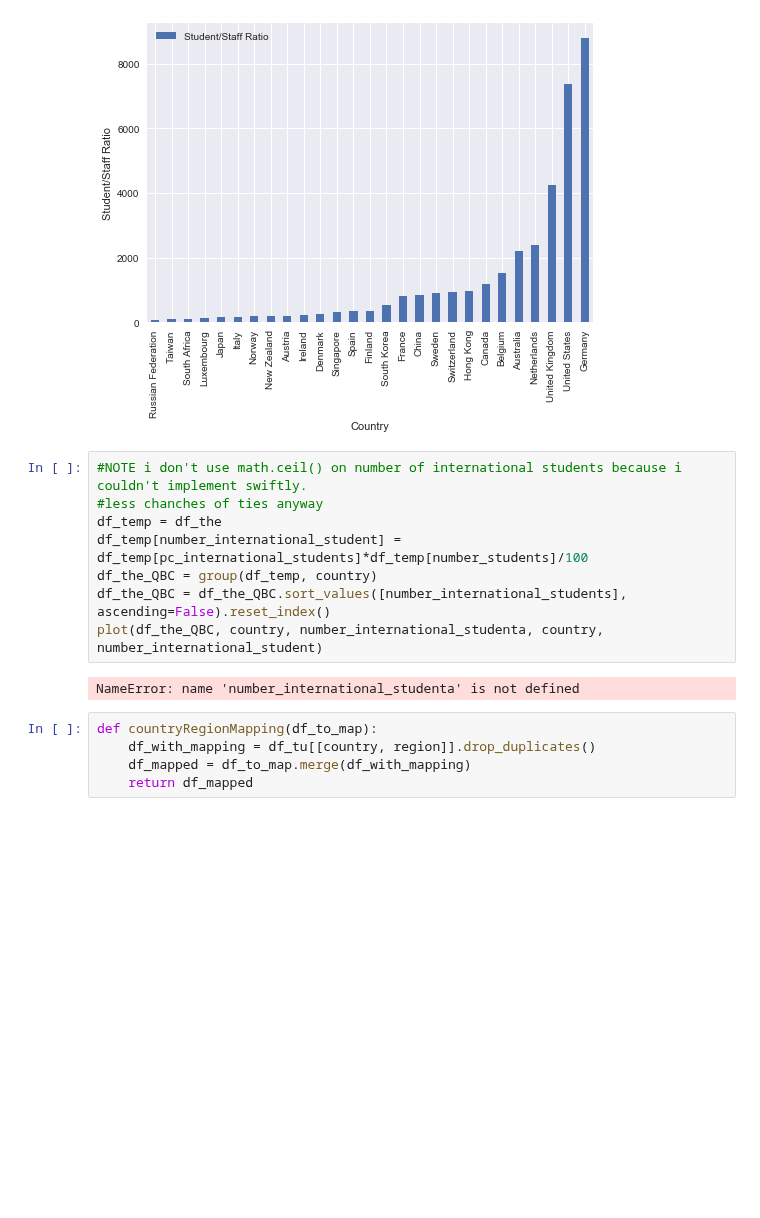
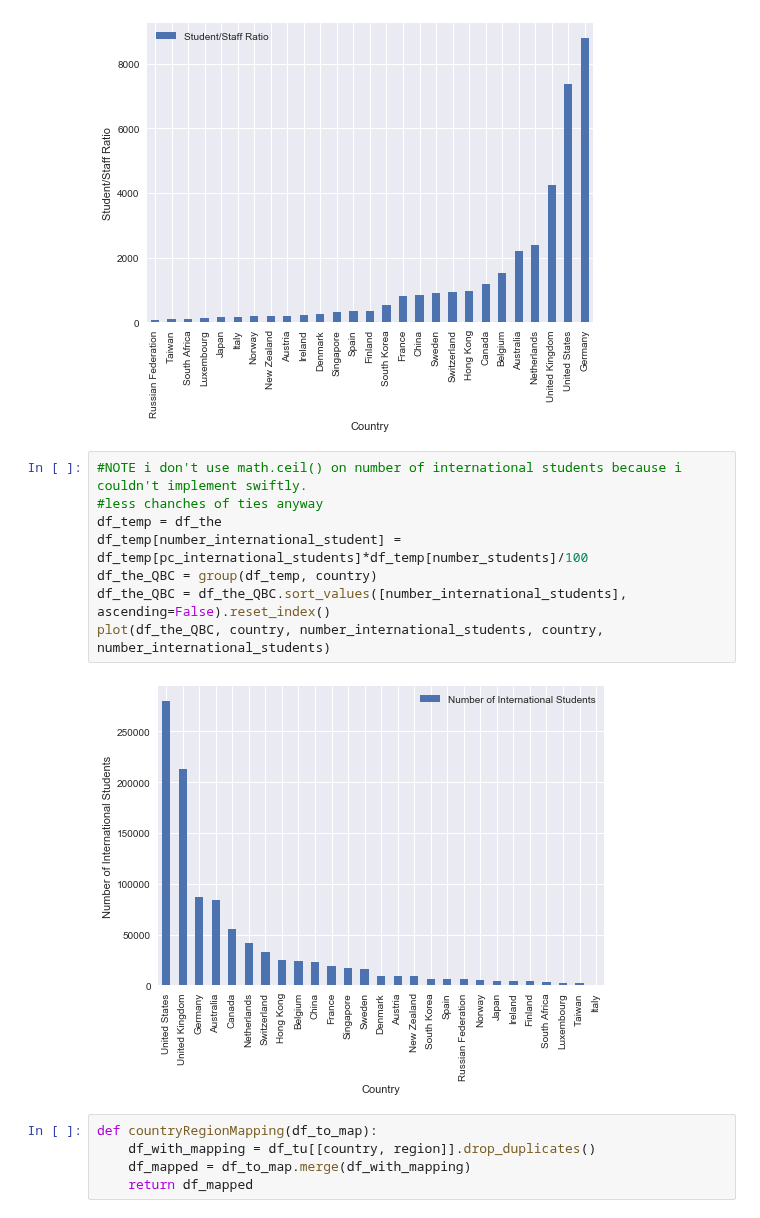
Before and after one commit to raphaelBarman/ADA-dh, a Jupyter notebook: 02 - Data from the Web/Homework 2.ipynb, the cells around one changed output. Saved outputs shown, nothing was run; the diff lists cells and outputs as text; blank space fills up the shorter version.

Commit message:
answered question and plotted bar charts for both datasets; missing explanations

```diff
--- a/02 - Data from the Web/Homework 2.ipynb
+++ b/02 - Data from the Web/Homework 2.ipynb
@@ -253,13 +253,13 @@ plot(df_the_QAC, country, students_staff_ratio, country, students_staff_ratio)
 # %%
 #NOTE i don't use math.ceil() on number of international students because i couldn't implement swiftly.
 #less chanches of ties anyway
 df_temp = df_the
 df_temp[number_international_student] = df_temp[pc_international_students]*df_temp[number_students]/100
 df_the_QBC = group(df_temp, country)
 df_the_QBC = df_the_QBC.sort_values([number_international_students], ascending=False).reset_index()
-plot(df_the_QBC, country, number_international_studenta, country, number_international_student)
+plot(df_the_QBC, country, number_international_students, country, number_international_students)
 # %% [output]
-NameError: name 'number_international_studenta' is not defined
+[figure, added]
 # %%
 def countryRegionMapping(df_to_map):
     df_with_mapping = df_tu[[country, region]].drop_duplicates()
```
